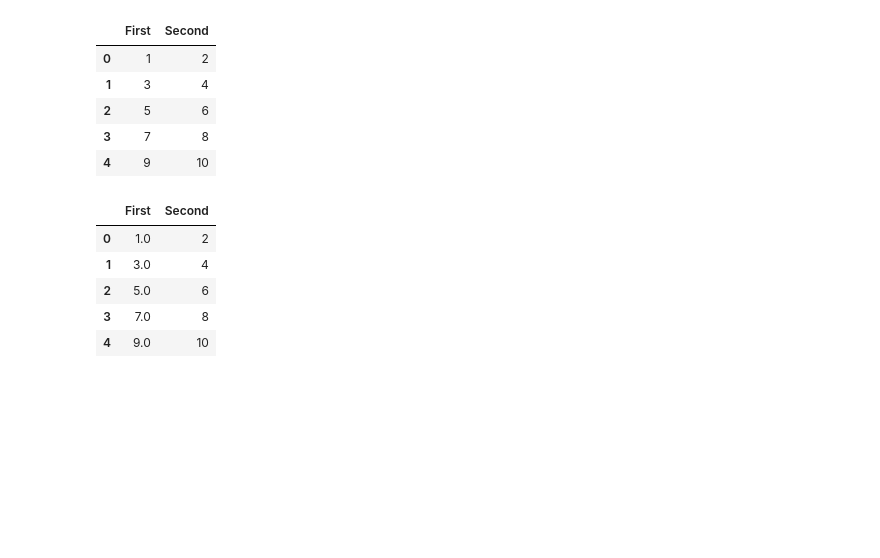
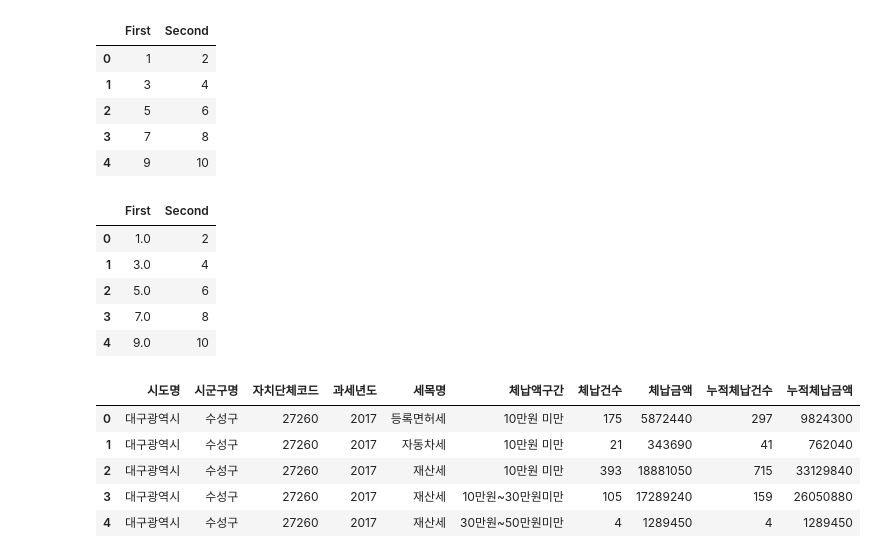
Before and after one commit to rohee119/bdna, a Jupyter notebook: 김로희4강.ipynb, the cells around one changed output. Drawn from its saved outputs; the diff is of its cells as text; code cells hidden in the pictures; blank space fills up the shorter version.

```diff
--- a/김로희4강.ipynb
+++ b/김로희4강.ipynb
@@ -370,4 +370,17 @@ data
 | 2 | 5.0 | 6 |
 | 3 | 7.0 | 8 |
 | 4 | 9.0 | 10 |
+# %%
+dir='대구광역시 수성구_지방세 체납 현황_20201231.csv'
+대구=pd.read_csv(dir,encoding='CP949')
+#UTF-8' 코덱을 decoding 하기위해서 CP949사용
+# %%
+대구.head()
+# %% [output]
+|  | 시도명 | 시군구명 | 자치단체코드 | 과세년도 | 세목명 | 체납액구간 | 체납건수 | 체납금액 | 누적체납건수 | 누적체납금액 |
+| 0 | 대구광역시 | 수성구 | 27260 | 2017 | 등록면허세 | 10만원 미만 | 175 | 5872440 | 297 | 9824300 |
+| 1 | 대구광역시 | 수성구 | 27260 | 2017 | 자동차세 | 10만원 미만 | 21 | 343690 | 41 | 762040 |
+| 2 | 대구광역시 | 수성구 | 27260 | 2017 | 재산세 | 10만원 미만 | 393 | 18881050 | 715 | 33129840 |
+| 3 | 대구광역시 | 수성구 | 27260 | 2017 | 재산세 | 10만원~30만원미만 | 105 | 17289240 | 159 | 26050880 |
+| 4 | 대구광역시 | 수성구 | 27260 | 2017 | 재산세 | 30만원~50만원미만 | 4 | 1289450 | 4 | 1289450 |
 # %%
```
Also changed, not shown: parts of 2 cells of this notebook.
